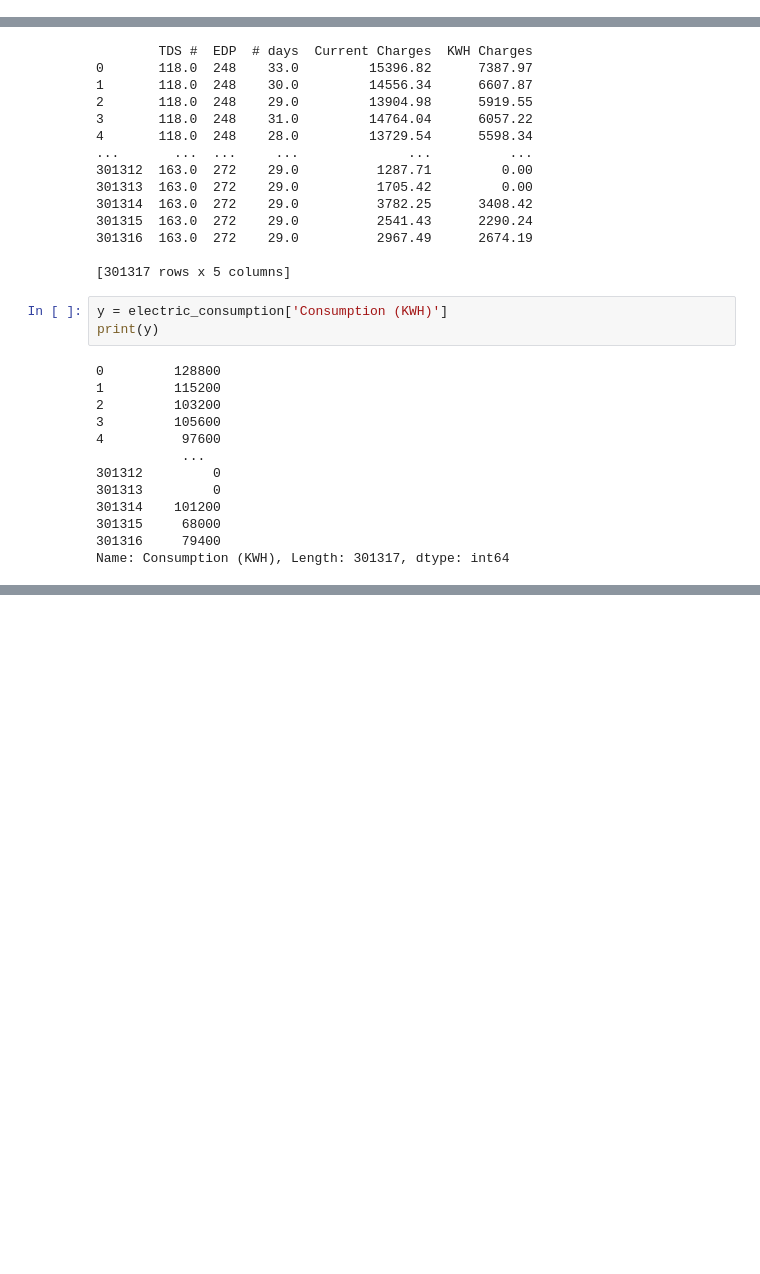
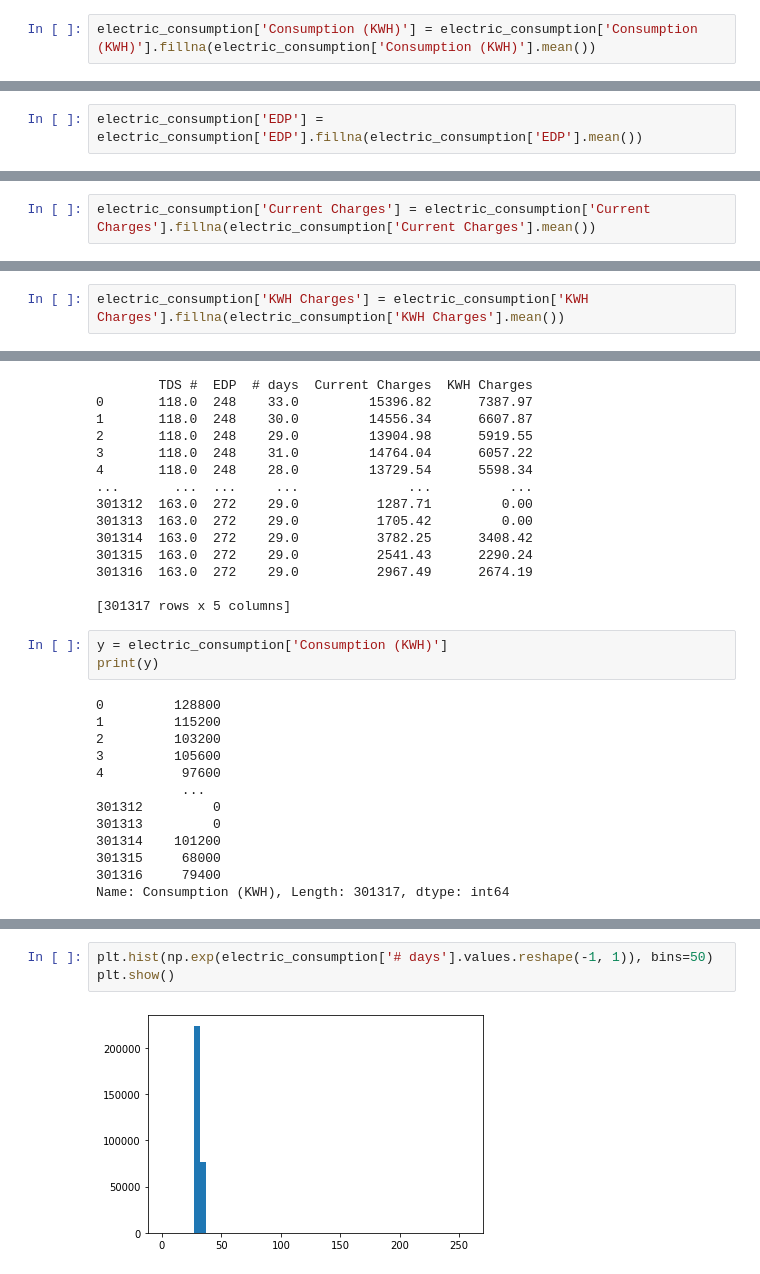
Before and after one commit to shewilliams/data71200su21, a Jupyter notebook: Project 1/Project 1 Notebook - Electric Consumption in NYCHA.ipynb, the cells around one changed output, grey strips where cells are left out. Cells and saved outputs as stored; diff of their text form; blank space fills up the shorter version.

```diff
--- a/Project 1/Project 1 Notebook - Electric Consumption in NYCHA.ipynb
+++ b/Project 1/Project 1 Notebook - Electric Consumption in NYCHA.ipynb
@@ -136,0 +142,2 @@ True
+# %%
+electric_consumption['Consumption (KWH)'] = electric_consumption['Consumption (KWH)'].fillna(electric_consumption['Consumption (KWH)'].mean())
@@ -140,6 +151,8 @@ electric_consumption['TDS #'] = electric_consumption['TDS #'].fillna(electric_co
 electric_consumption['EDP'].isnull().values.any()
 # %% [output]
 False
+# %%
+electric_consumption['EDP'] = electric_consumption['EDP'].fillna(electric_consumption['EDP'].mean())
 # %%
 electric_consumption['# days'].isnull().values.any()
 # %% [output]
@@ -150,8 +163,12 @@ electric_consumption['# days'] = electric_consumption['# days'].fillna(electric_
 electric_consumption['Current Charges'].isnull().values.any()
 # %% [output]
 False
+# %%
+electric_consumption['Current Charges'] = electric_consumption['Current Charges'].fillna(electric_consumption['Current Charges'].mean())
 # %%
 electric_consumption['KWH Charges'].isnull().values.any()
 # %% [output]
 False
+# %%
+electric_consumption['KWH Charges'] = electric_consumption['KWH Charges'].fillna(electric_consumption['KWH Charges'].mean())
 # %% [markdown]
@@ -215,0 +248,5 @@ electric_consumption[["# days"]] = transformer.fit_transform(electric_consumptio
+# %%
+plt.hist(np.exp(electric_consumption['# days'].values.reshape(-1, 1)), bins=50)
+plt.show()
+# %% [output]
+[figure, added]
```
Also changed, not shown: parts of 17 cells of this notebook, 1 other file.
